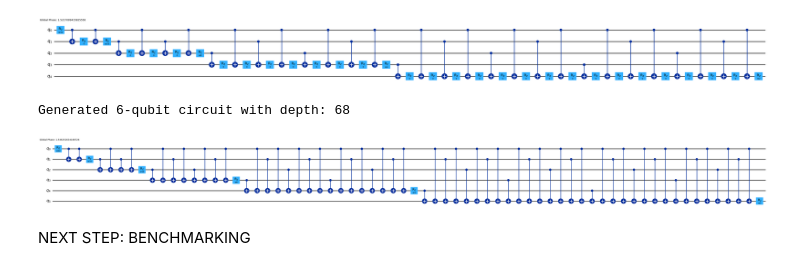
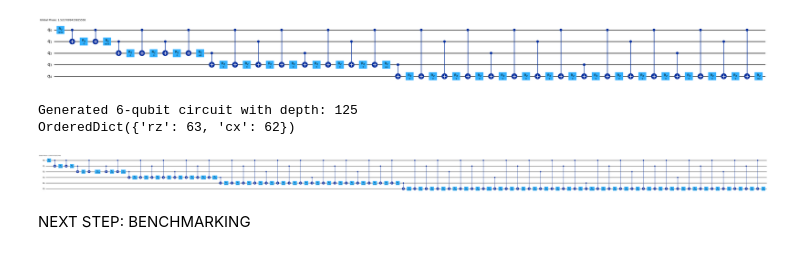
Before and after one commit to morik04/quantum-non-markovian-dynamics, a Jupyter notebook: src/optimal_walsh_circuit.ipynb, the cells around one changed output. Cells and saved outputs as stored; diff of their text form; code cells hidden in the pictures.

```diff
--- a/src/optimal_walsh_circuit.ipynb
+++ b/src/optimal_walsh_circuit.ipynb
@@ -142,18 +142,18 @@ qc_5q.draw('mpl', fold=-1)
 Generated 5-qubit circuit with depth: 61
 [figure]
 # %%
-## Test with threshold
-phases_6q = np.linspace(0, np.pi, 64, endpoint=False)
+rng = np.random.default_rng(0)
+phases_6q = rng.uniform(0, 2*np.pi, 64)
 
-diagU_6q =np.diag(np.exp(1j * phases_6q))
+diagU_6q = np.diag(np.exp(1j * phases_6q))
 
 qc_6q = build_optimal_walsh_circuit(diagU_6q, 1e-10)
 
 
-print(f"Generated 6-qubit circuit with depth: {qc_6q.depth()}")
 qc_6q.draw('mpl', fold=-1)
 # %% [output]
-Generated 6-qubit circuit with depth: 68
+Generated 6-qubit circuit with depth: 125
+OrderedDict({'rz': 63, 'cx': 62})
-[figure, old version]
+[figure, new version]
 # %% [markdown]
 NEXT STEP: BENCHMARKING
```
Also changed, not shown: parts of 1 cell of this notebook, 4 other files.
